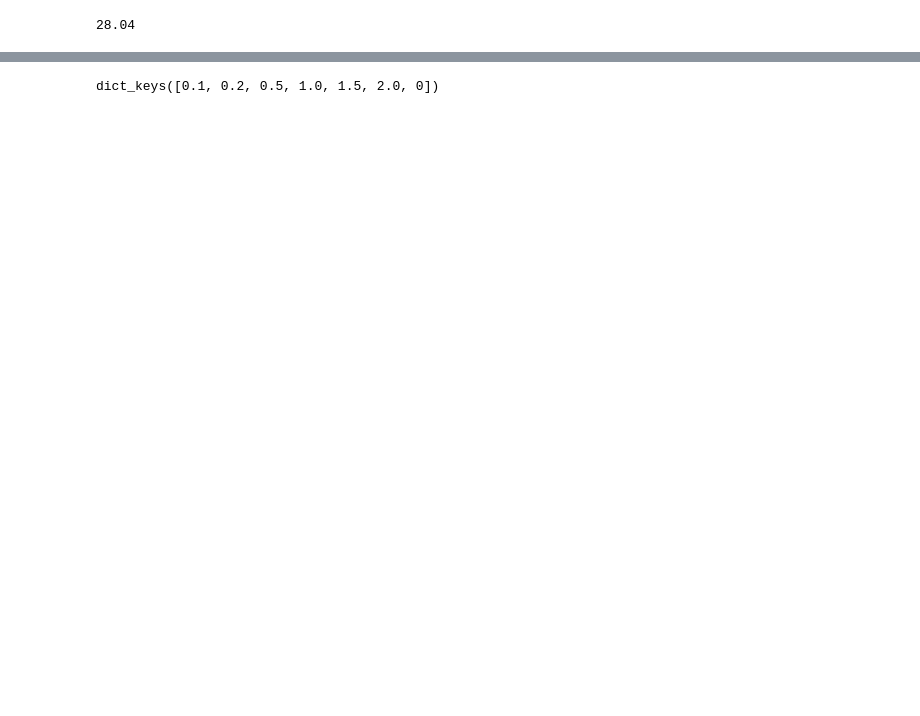
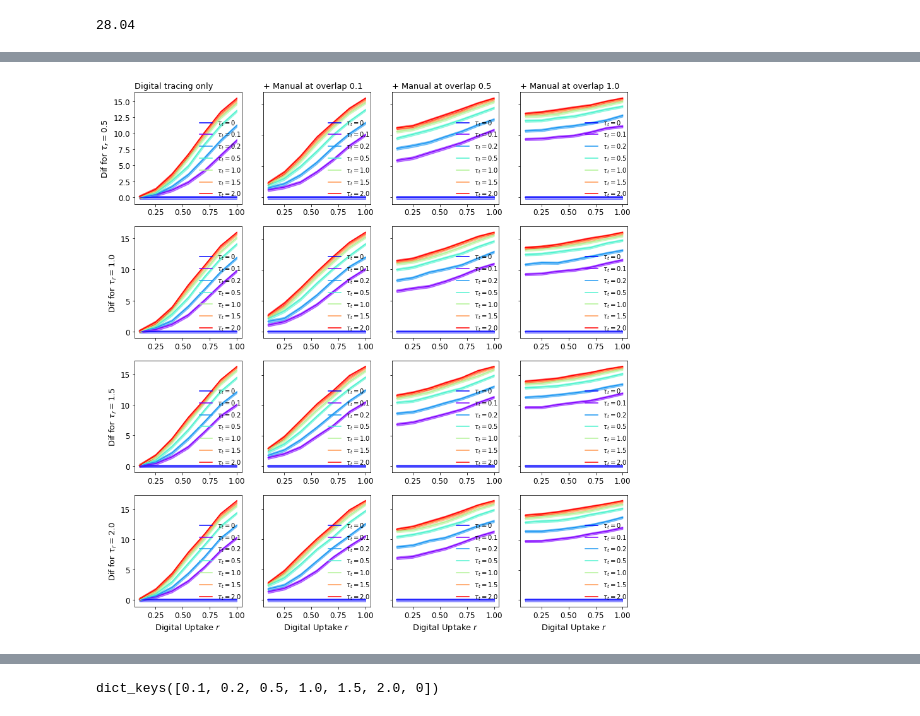
Before and after one commit to andrei-rusu/contact-tracing-model, a Jupyter notebook: notebooks/PlotResults.ipynb, the cells around one changed output, grey strips where cells are left out. Drawn from its saved outputs; the diff is of its cells as text; code cells hidden in the pictures; blank space fills up the shorter version.

```diff
--- a/notebooks/PlotResults.ipynb
+++ b/notebooks/PlotResults.ipynb
@@ -1824,3 +1824,98 @@ for k, overlap in enumerate(overlaps):
+# %%
+metric = 'average-max-infected'
+key_to_plot = 'mean'
+err = 'std'
+ci = True
+scale_ci = 1.96
+overlap = .55
+import matplotlib.pyplot as plt
+import numpy as np
+import math
+%matplotlib inline
+
+overlaps = [.1, .55, 1]
+
+sts10 = al_5[1]
+sts20 = al_5[2]
+
+import matplotlib.pyplot as plt
+uptakes = sorted(sts10.keys())
+tauts = [.1, .2, .5, 1.0, 1.5, 2.0]
+taurs = [.5, 1., 1.5, 2.]
+fig, ax = plt.subplots(4, 4, figsize=(14, 15))
+colors = plt.cm.rainbow(np.linspace(0, 1, len(tauts)))
+# ax[0].set_yscale('log')
+
+for k, overlap in enumerate(overlaps):
+    k += 1
+    for i, taur in enumerate(taurs):
+        rate0_10 = sts10[1][1][0][taur][metric][key_to_plot]
+        std_10 = sts10[1][1][0][taur][metric][err]
+
+        if ci:
+            std_10 *= scale_ci / math.sqrt(1000)
+
+        if not i:
+            ax[i][0].set_title("Digital tracing only", fontsize=13, loc='left')
+            ax[i][k].set_title("+ Manual at overlap " + str(math.floor(overlap*10)/10), fontsize=13, loc='left')
+        # to_plot[to_plot < 1] = 1
+        array_0 = np.zeros(len(uptakes))
+        if k == 2:
+            ax[i][0].plot(uptakes, array_0, color='blue', label=r'$\tau_t=0$')
+            ax[i][0].fill_between(uptakes ,array_0 - std_10, array_0 + std_10, color='blue', alpha=.4)
+        ax[i][k].plot(uptakes, array_0, color='blue', label=r'$\tau_t=0$')
+        ax[i][k].fill_between(uptakes ,array_0 - std_10, array_0 + std_10, color='blue', alpha=.4)
+
+
+        for j, taut in enumerate(sorted(tauts)):
+            if taut == 0 or taut == .05:
+                continue
+            to_plot = []
+            to_plot_20 = []
+            error = []
+            error_20 = []
+            for uptake in uptakes:
+                if taut == 0:
+                    continue
+        #         try:
+                item = sts10[uptake][1][taut][taur][metric]
+                item_20 = sts20[uptake][overlap][taut][taur][metric]
+                to_plot.append(- item[key_to_plot] + rate0_10)
+                to_plot_20.append(- item_20[key_to_plot] + rate0_10)
+                error.append(math.sqrt(item[err]**2 + std_10**2))
+                error_20.append(math.sqrt(item_20[err]**2 + std_10**2))
+        #         except:
+        #             pass
+            error = np.array(error)
+            error_20 = np.array(error_20)
+            if ci:
+                error = scale_ci * error / math.sqrt(1000)
+                error_20 = scale_ci * error_20 / math.sqrt(1000)
+    #         ax[i][0].set_ylim(-20, 90)
+    #         ax[i][1].set_ylim(-120, 350)
+            if k == 2:
+                ax[i][0].plot(uptakes, to_plot, label=r'$\tau_t = $'+str(taut), color=colors[j])
+                ax[i][0].fill_between(uptakes, to_plot-error, to_plot+error, color=colors[j], alpha=.5)
+                ax[i][0].tick_params(axis='both', which='major', labelsize=12)
+                ax[i][0].tick_params(axis='both', which='major', labelsize=12)
+                ax[i][0].legend(loc='lower right', bbox_to_anchor=(0.5, 0, 0.55, 1), prop={'size': 10}, frameon=False)
+
+            ax[i][k].plot(uptakes, to_plot_20, label=r'$\tau_t = $'+str(taut), color=colors[j])
+            ax[i][k].fill_between(uptakes, to_plot_20-error_20, to_plot_20+error_20, color=colors[j], alpha=.5)
+            ax[i][k].tick_params(axis='both', which='major', labelsize=12)
+            ax[i][k].tick_params(axis='both', which='major', labelsize=12)
+            ax[i][k].legend(loc='lower right', bbox_to_anchor=(0.5, 0, 0.55, 1), prop={'size': 10}, frameon=False)
+            for l in range(4):
+                ax[-1][l].set_xlabel(r'Digital Uptake $r$', fontsize=13)
+            ax[i][0].set_ylabel(r'Dif for $\tau_r=$' + str(taur), fontsize=13)
+#             ax[i][0].set_ylim(-10, 1000)
+#             ax[i][k].set_ylim(-10, 1000)
+            ax[i][k].tick_params(labelleft=False)
+# ax[0].set_ylim(-120, 300)
+# ax[1].set_ylim(-120, 300)
+# plt.savefig('fig/social-peak-sup.pdf', format='pdf', bbox_inches = 'tight')
+# %% [output]
+[figure, added]
 # %%
 import matplotlib.pyplot as plt
 key = 'mean'
```
Also changed, not shown: parts of 17 cells of this notebook, 6 other files.
